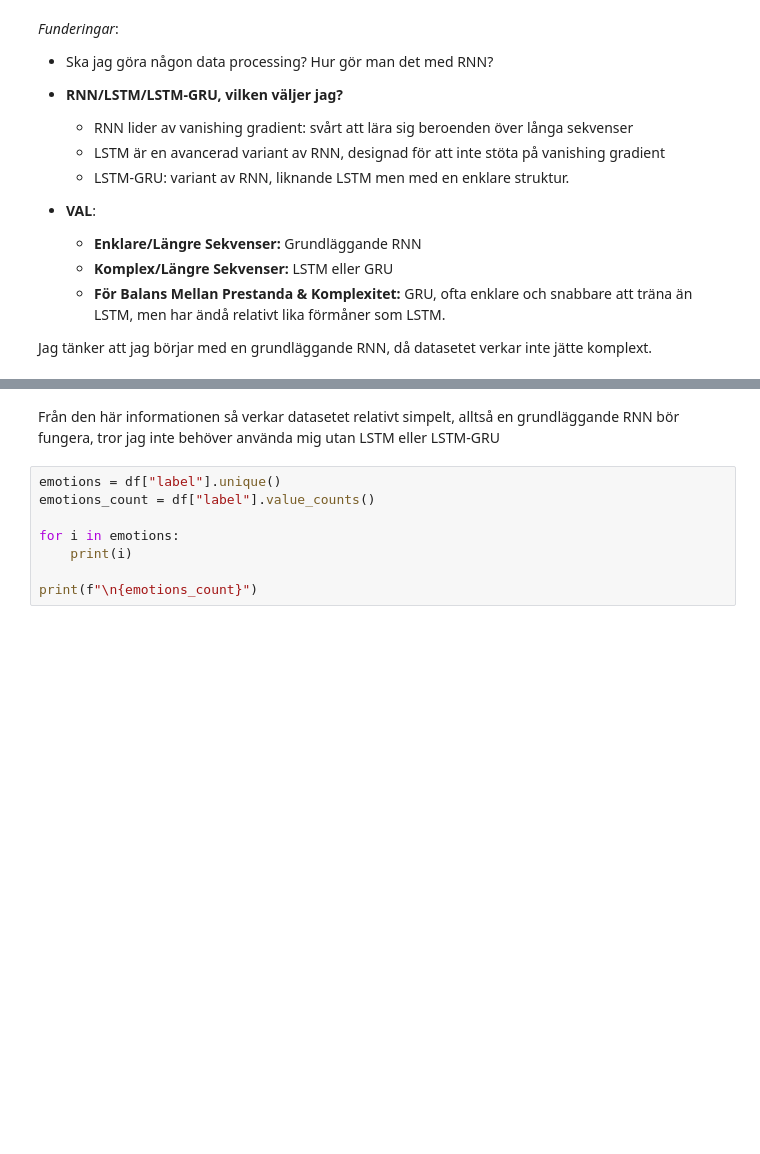
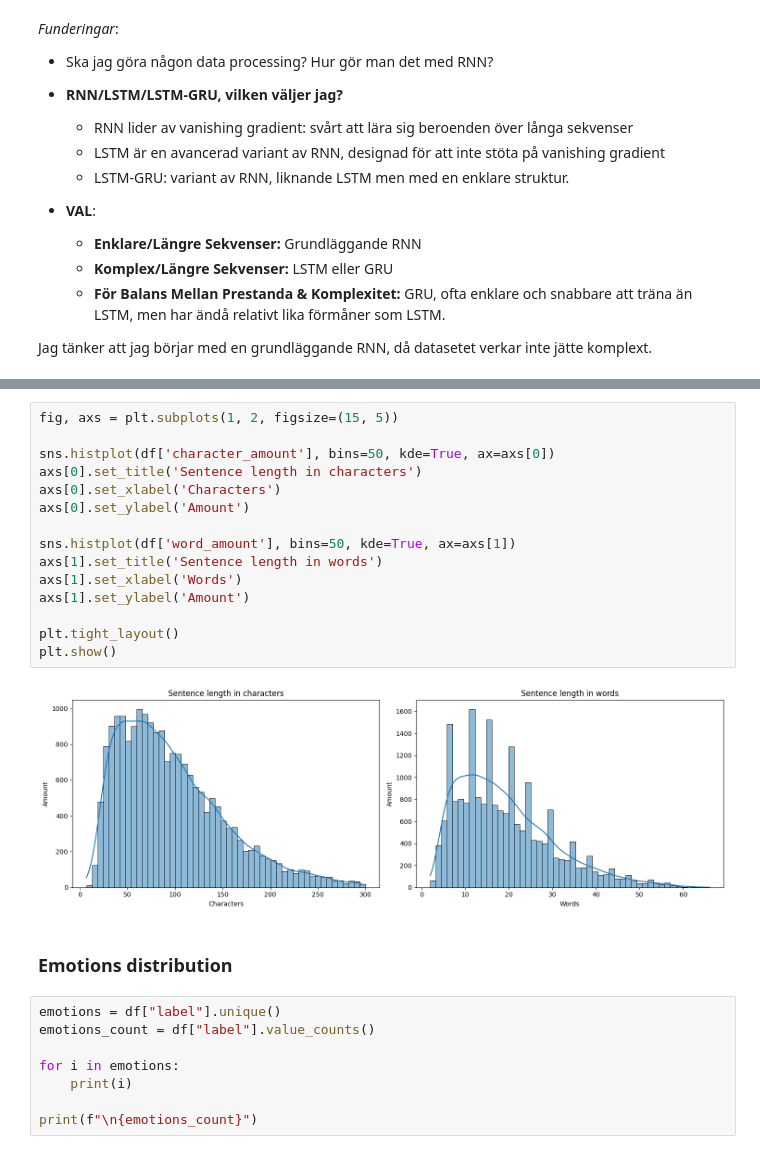
Before and after one commit to Danneftw1/Deep-Learning, a Jupyter notebook: Labb_2/Labb-2.ipynb, the cells around one changed output, grey strips where cells are left out. Saved outputs shown, nothing was run; the diff lists cells and outputs as text; blank space fills up the shorter version.

```diff
--- a/Labb_2/Labb-2.ipynb
+++ b/Labb_2/Labb-2.ipynb
@@ -83,5 +136,22 @@ Example sentence with 100 character length:
-# %% [markdown]
-Från den här informationen så verkar datasetet relativt simpelt, alltså en grundläggande RNN bör fungera, tror jag inte behöver använda mig utan LSTM eller LSTM-GRU
+# %%
+fig, axs = plt.subplots(1, 2, figsize=(15, 5))
+
+sns.histplot(df['character_amount'], bins=50, kde=True, ax=axs[0])
+axs[0].set_title('Sentence length in characters')
+axs[0].set_xlabel('Characters')
+axs[0].set_ylabel('Amount')
+
+sns.histplot(df['word_amount'], bins=50, kde=True, ax=axs[1])
+axs[1].set_title('Sentence length in words')
+axs[1].set_xlabel('Words')
+axs[1].set_ylabel('Amount')
+
+plt.tight_layout()
+plt.show()
+# %% [output]
+[figure, added]
+# %% [markdown]
+### Emotions distribution
 # %%
 emotions = df["label"].unique()
 emotions_count = df["label"].value_counts()
```
Also changed, not shown: parts of 10 cells of this notebook.
